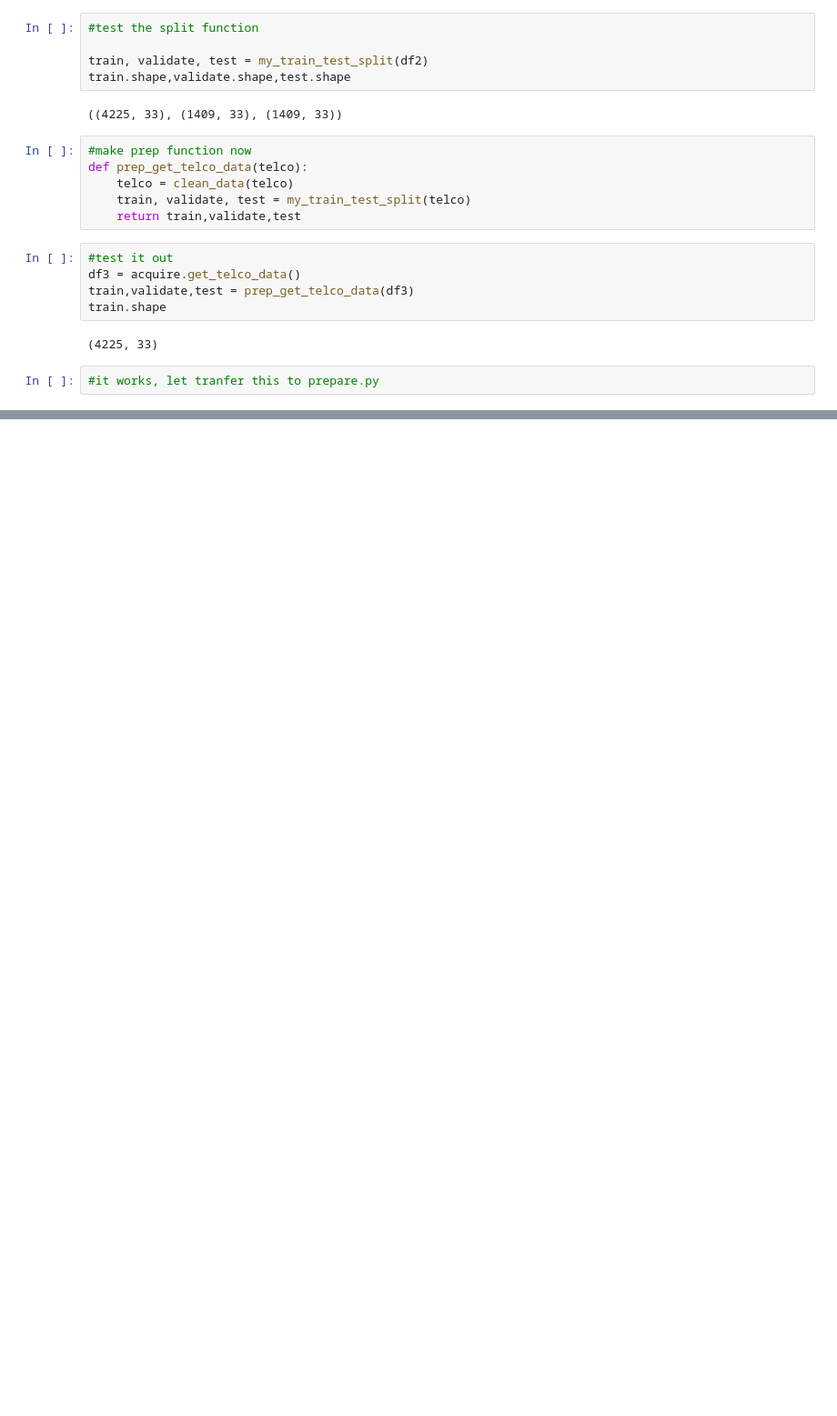
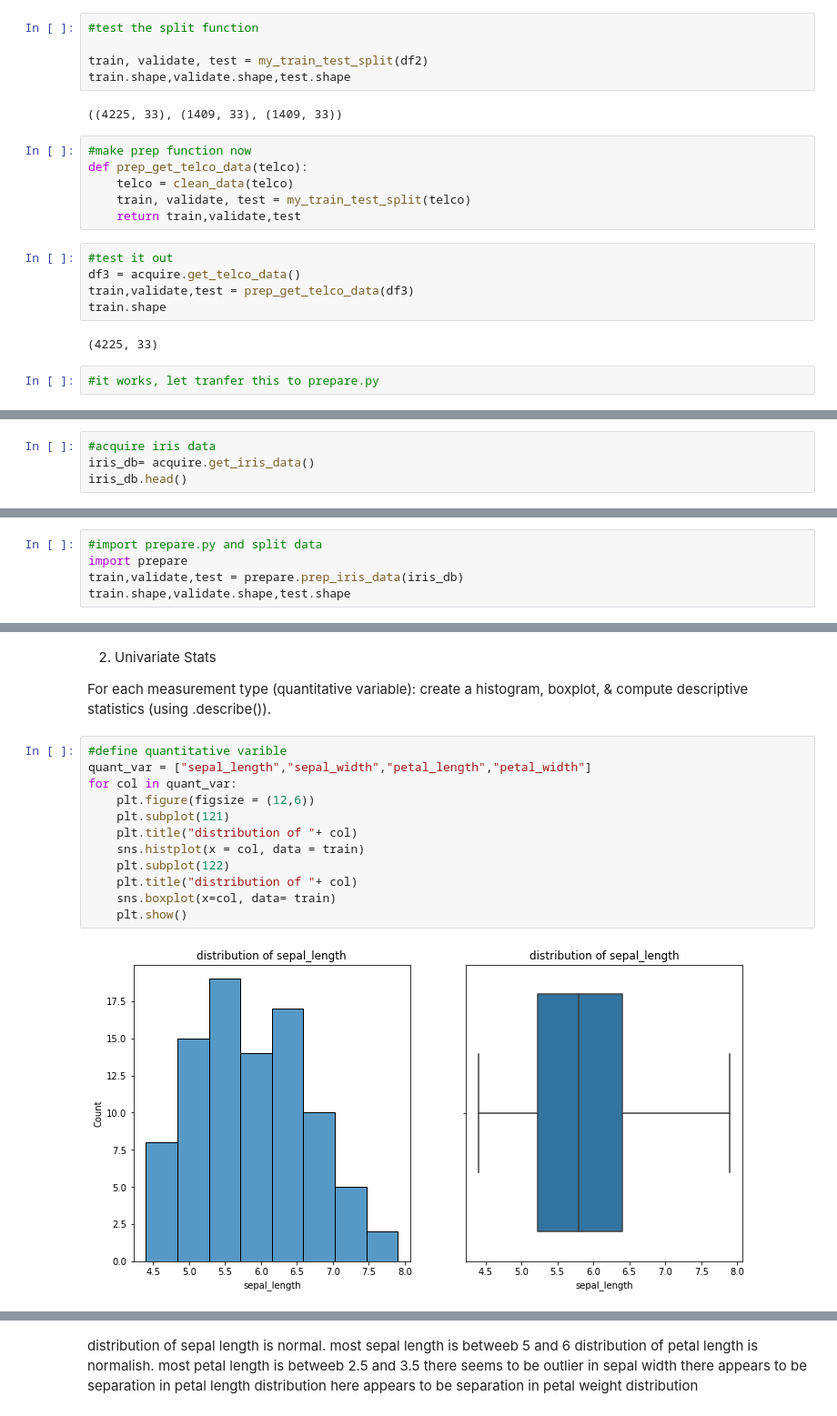
Before and after one commit to rajeshlamichhane04/classification_exercises, a Jupyter notebook: classification-exercises.ipynb, the cells around one changed output, grey strips where cells are left out. Shown at 91% size. Saved outputs shown, nothing was run; the diff lists cells and outputs as text; blank space fills up the shorter version.

```diff
--- a/classification-exercises.ipynb
+++ b/classification-exercises.ipynb
@@ -920,0 +925,4 @@ train.shape
+# %%
+#acquire iris data
+iris_db= acquire.get_iris_data()
+iris_db.head()
@@ -920,0 +936,5 @@ train.shape
+# %%
+#import prepare.py and split data
+import prepare
+train,validate,test = prepare.prep_iris_data(iris_db)
+train.shape,validate.shape,test.shape
@@ -920,0 +983,18 @@ train.shape
+# %% [markdown]
+2. Univariate Stats
+
+For each measurement type (quantitative variable): create a histogram, boxplot, & compute descriptive statistics (using .describe()).
+# %%
+#define quantitative varible
+quant_var = ["sepal_length","sepal_width","petal_length","petal_width"]
+for col in quant_var:
+    plt.figure(figsize = (12,6))
+    plt.subplot(121)
+    plt.title("distribution of "+ col)
+    sns.histplot(x = col, data = train)
+    plt.subplot(122)
+    plt.title("distribution of "+ col)
+    sns.boxplot(x=col, data= train)
+    plt.show()
+# %% [output]
+[figure, added]
@@ -920,0 +1004,6 @@ train.shape
+# %% [markdown]
+distribution of sepal length is normal. most sepal length is betweeb 5 and 6
+distribution of petal length is normalish. most petal length is betweeb 2.5 and 3.5
+there seems to be outlier in sepal width
+there appears to be separation in petal length distribution
+here appears to be separation in petal weight distribution
```
Also changed, not shown: parts of 52 cells of this notebook.
